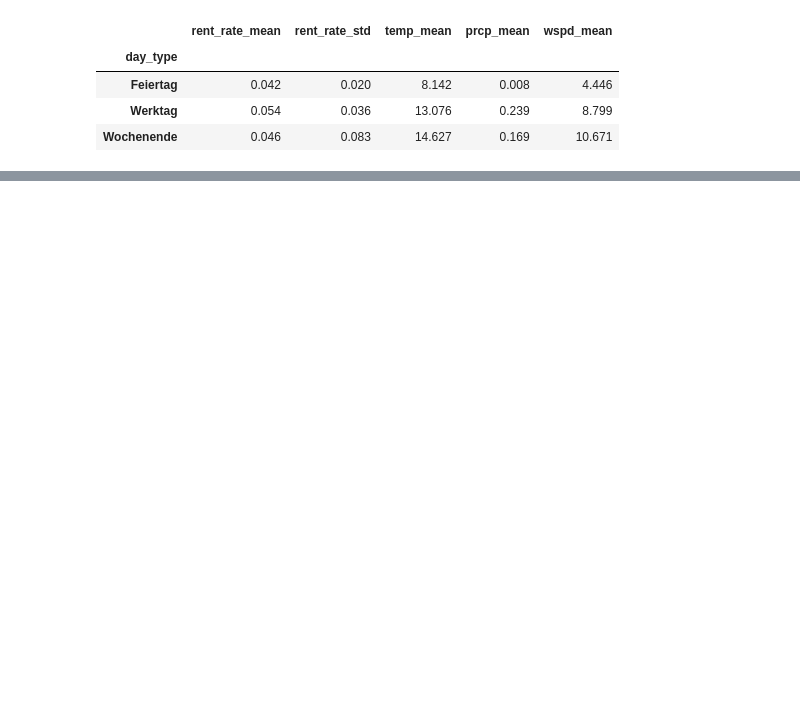
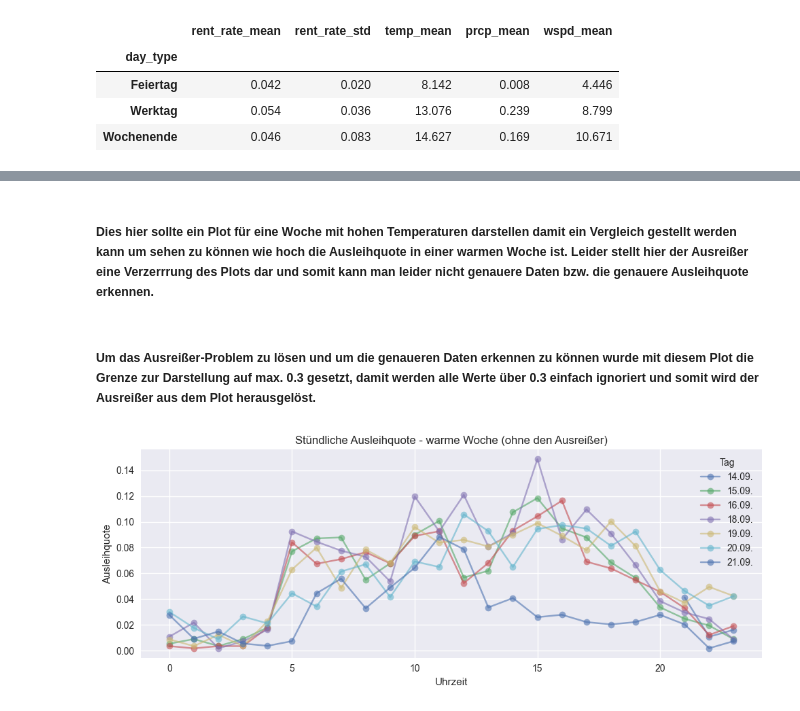
Before and after one commit to Bemnyyy/Projektarbeit, a Jupyter notebook: Abgabe_Notebook.ipynb, the cells around one changed output, grey strips where cells are left out. Cells and saved outputs as stored; diff of their text form; code cells hidden in the pictures; blank space fills up the shorter version.

```diff
--- a/Abgabe_Notebook.ipynb
+++ b/Abgabe_Notebook.ipynb
@@ -241,0 +356,30 @@ summary_stats
+# %% [markdown]
+##### Dies hier sollte ein Plot für eine Woche mit hohen Temperaturen darstellen damit ein Vergleich gestellt werden kann um sehen zu können wie hoch die Ausleihquote in einer warmen Woche ist. Leider stellt hier der Ausreißer eine Verzerrrung des Plots dar und somit kann man leider nicht genauere Daten bzw. die genauere Ausleihquote erkennen.
+# %% [markdown]
+##### Um das Ausreißer-Problem zu lösen und um die genaueren Daten erkennen zu können wurde mit diesem Plot die Grenze zur Darstellung auf max. 0.3 gesetzt, damit werden alle Werte über 0.3 einfach ignoriert und somit wird der Ausreißer aus dem Plot herausgelöst.
+# %%
+# Oberen Grenzwert setzen -> alles über 0.3 ignorieren
+threshold = 0.3
+warm_week_plot = warm_week[warm_week["rent_rate"] <= threshold].copy()
+
+fig, ax = plt.subplots(figsize=(10, 4))
+
+for day in sorted(warm_week_plot["date_dt"].unique()):
+    day_data = warm_week_plot[warm_week_plot["date_dt"] == day]
+    ax.plot(
+        day_data["hour"],
+        day_data["rent_rate"],
+        marker="o",
+        alpha=0.6,
+        label=day.strftime("%d.%m.")
+    )
+
+ax.set_xlabel("Uhrzeit")
+ax.set_ylabel("Ausleihquote")
+ax.set_title("Stündliche Ausleihquote - warme Woche (ohne den Ausreißer)")
+ax.legend(title="Tag")
+
+plt.tight_layout()
+plt.show()
+# %% [output]
+[figure, added]
```
Also changed, not shown: parts of 58 cells of this notebook.
